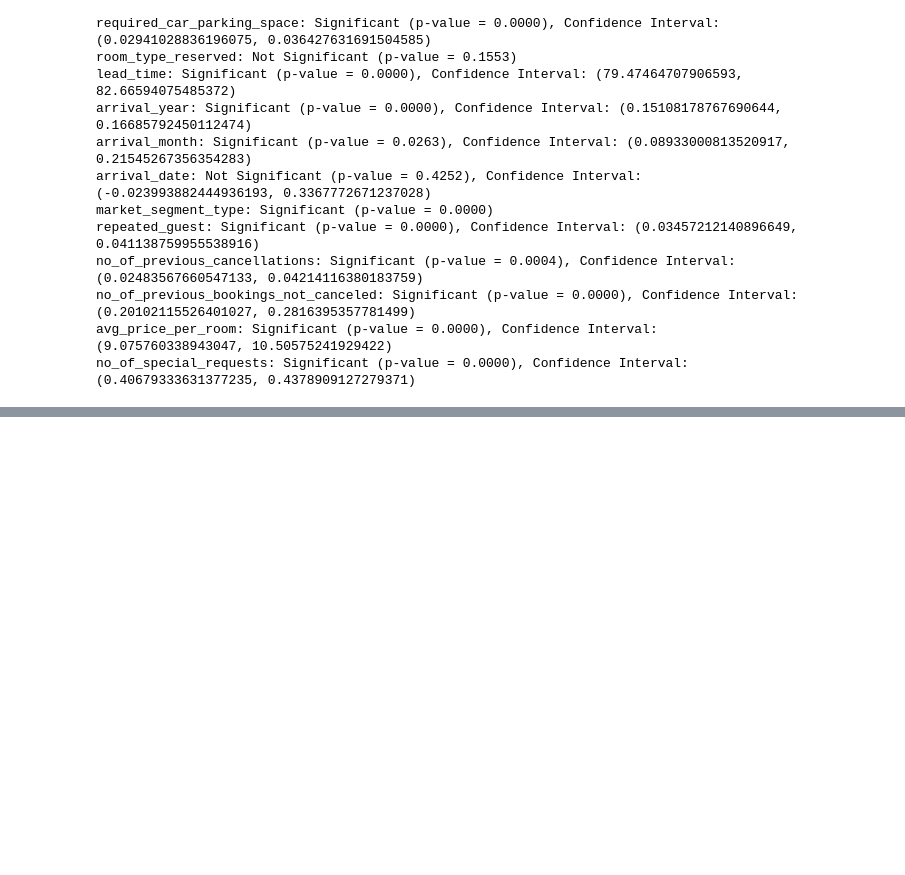
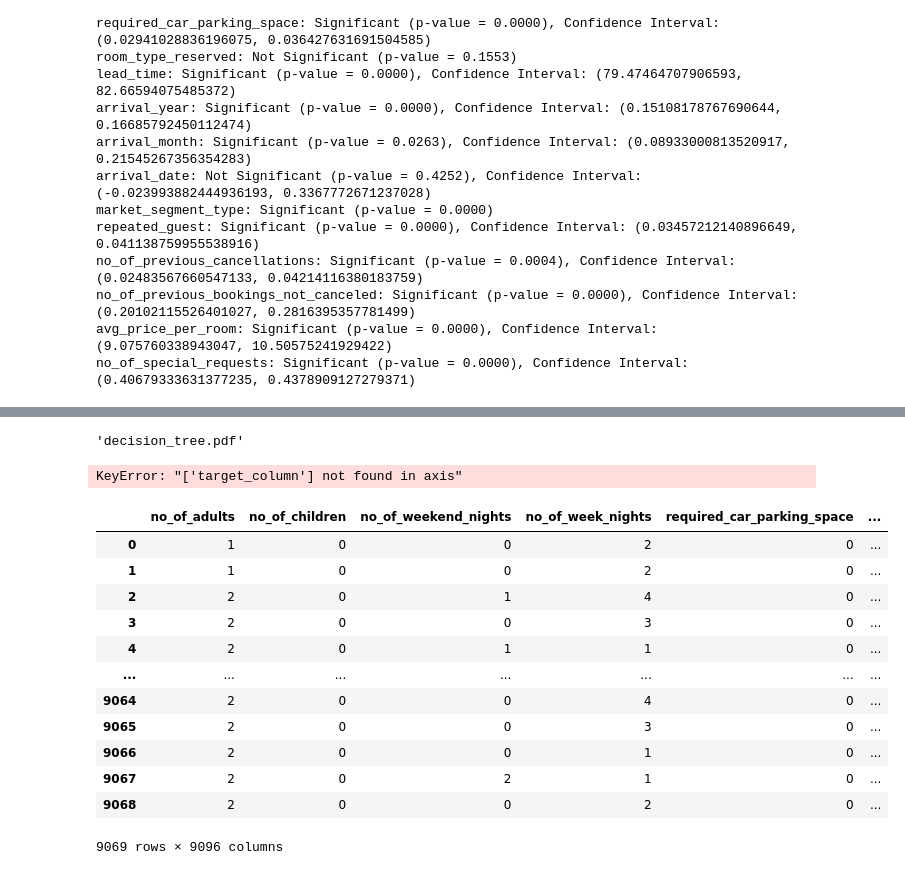
Before and after one commit to ch2kings/AirKING, a Jupyter notebook: DataAnalytics Hotel Booking.ipynb, the cells around one changed output, grey strips where cells are left out. Saved outputs shown, nothing was run; the diff lists cells and outputs as text; code cells hidden in the pictures; blank space fills up the shorter version.

```diff
--- a/DataAnalytics Hotel Booking.ipynb
+++ b/DataAnalytics Hotel Booking.ipynb
@@ -597,0 +670,64 @@ no_of_special_requests: Significant (p-value = 0.0000), Confidence Interval: (0.
+# %%
+from sklearn.tree import export_graphviz
+import graphviz
+
+# Export the decision tree to a dot file
+dot_data = export_graphviz(model, out_file=None,
+                           feature_names=X.columns,
+                           class_names=str(le.classes_),
+                           filled=True, rounded=True,
+                           special_characters=True)
+
+# Use graphviz to visualize the tree
+graph = graphviz.Source(dot_data)
+graph.render("decision_tree")  # This will save the tree in a file
+graph.view()
+# %% [output]
+'decision_tree.pdf'
+# %%
+import pandas as pd
+from sklearn.model_selection import train_test_split
+from sklearn.ensemble import RandomForestClassifier
+from sklearn.metrics import accuracy_score
+from sklearn.preprocessing import LabelEncoder
+
+# Load the dataset
+df = pd.read_csv('/content/Dataset-Hotel+Booking+Cancellation+Prediction.csv')
+
+# Preprocess the data
+# ... [data preprocessing steps here]
+
+# Split the data into features and target
+X = df.drop('target_column', axis=1)
+y = df['target_column']
+
+# Split the dataset into training and testing sets
+X_train, X_test, y_train, y_test = train_test_split(X, y, test_size=0.2, random_state=42)
+
+# Create and train the Random Forest model
+# Adjust the parameters like max_depth, min_samples_split, min_samples_leaf as needed
+rf_model = RandomForestClassifier(random_state=42, max_depth=10, min_samples_split=4, min_samples_leaf=2)
+rf_model.fit(X_train, y_train)
+
+# Predict and evaluate the model
+predictions = rf_model.predict(X_test)
+accuracy = accuracy_score(y_test, predictions)
+print("Accuracy:", accuracy)
+# %% [output]
+KeyError: "['target_column'] not found in axis"
+# %%
+X
+# %% [output]
+|  | no_of_adults | no_of_children | no_of_weekend_nights | no_of_week_nights | required_car_parking_space | ... |
+| 0 | 1 | 0 | 0 | 2 | 0 | ... |
+| 1 | 1 | 0 | 0 | 2 | 0 | ... |
+| 2 | 2 | 0 | 1 | 4 | 0 | ... |
+| 3 | 2 | 0 | 0 | 3 | 0 | ... |
+| 4 | 2 | 0 | 1 | 1 | 0 | ... |
+| ... | ... | ... | ... | ... | ... | ... |
+| 9064 | 2 | 0 | 0 | 4 | 0 | ... |
+| 9065 | 2 | 0 | 0 | 3 | 0 | ... |
+| 9066 | 2 | 0 | 0 | 1 | 0 | ... |
+| 9067 | 2 | 0 | 2 | 1 | 0 | ... |
+| 9068 | 2 | 0 | 0 | 2 | 0 | ... |
+9069 rows × 9096 columns
```
Also changed, not shown: parts of 5 cells of this notebook.
